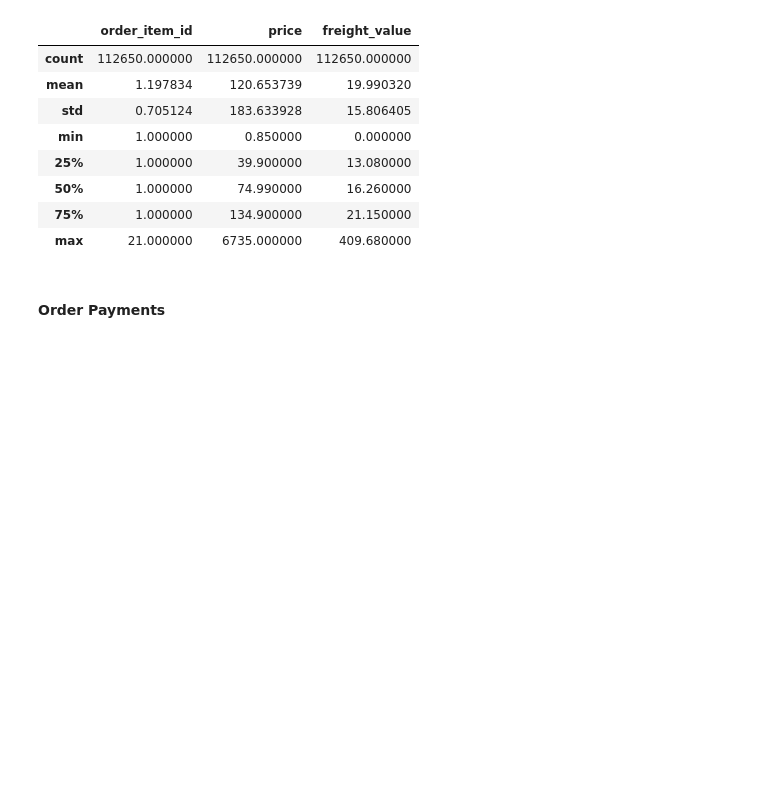
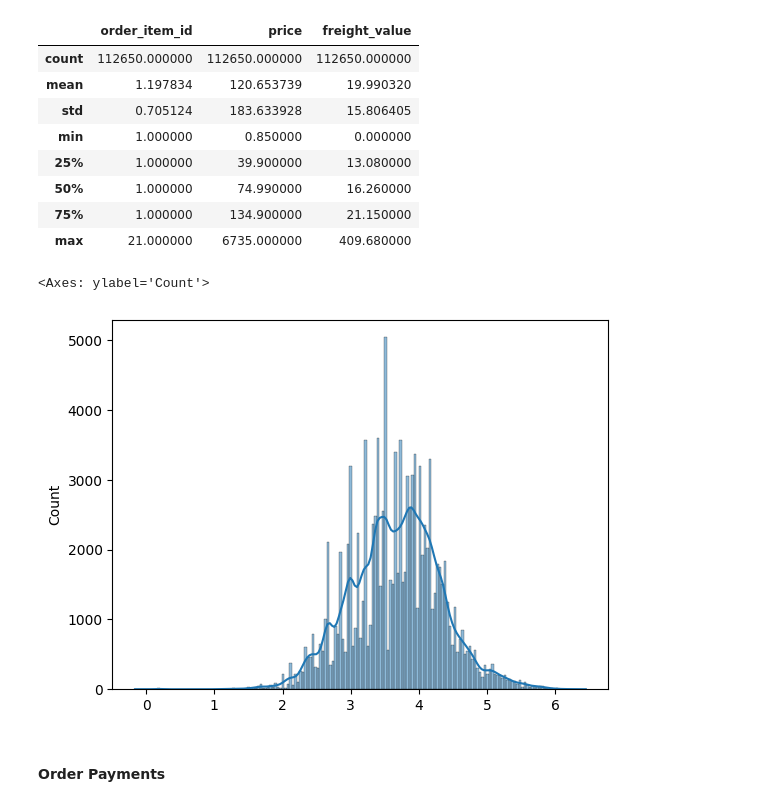
Before and after one commit to muhamadInsan/da-with-python-dicoding-submission, a Jupyter notebook: notebook.ipynb, the cells around one changed output. Saved outputs shown, nothing was run; the diff lists cells and outputs as text; code cells hidden in the pictures; blank space fills up the shorter version.

```diff
--- a/notebook.ipynb
+++ b/notebook.ipynb
@@ -171,6 +172,12 @@ order_items.describe()
 | 50% | 1.000000 | 74.990000 | 16.260000 |
 | 75% | 1.000000 | 134.900000 | 21.150000 |
 | max | 21.000000 | 6735.000000 | 409.680000 |
+# %%
+normal_price = stats.boxcox(order_items.price)
+sns.histplot(normal_price[0],  kde=True)
+# %% [output]
+<Axes: ylabel='Count'>
+[figure, added]
 # %% [markdown]
 #### Order Payments
 # %%
```
Also changed, not shown: parts of 54 cells of this notebook, 6 other files.
